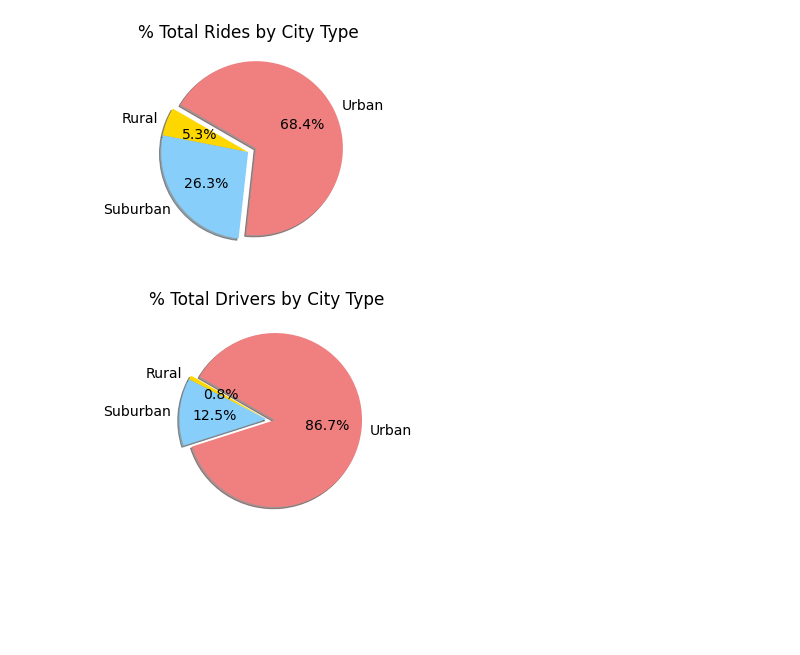
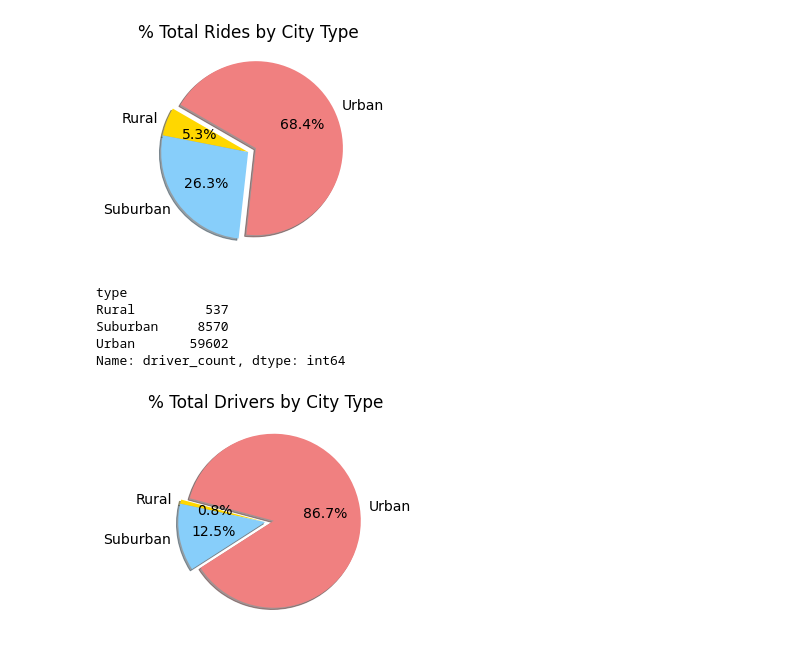
Before and after one commit to ForTheGold/PyBer_Analysis, a Jupyter notebook: PyBer.ipynb, the cells around one changed output. Saved outputs shown, nothing was run; the diff lists cells and outputs as text; code cells hidden in the pictures; blank space fills up the shorter version.

```diff
--- a/PyBer.ipynb
+++ b/PyBer.ipynb
@@ -319,22 +319,29 @@ plt.show()
 [figure]
 # %%
 sum_drivers_by_type = pyber_data_df.groupby(["type"]).sum()["driver_count"]
+print(sum_drivers_by_type)
 total_drivers = pyber_data_df["driver_count"].sum()
 driver_percents = 100 * sum_drivers_by_type / total_drivers
+# %% [output]
+type
+Rural         537
+Suburban     8570
+Urban       59602
+Name: driver_count, dtype: int64
 # %%
 plt.pie(driver_percents,
         labels=["Rural", "Suburban", "Urban"],
        colors=["gold", "lightskyblue", "lightcoral"],
        explode=[0, 0, 0.1],
        autopct="%1.1f%%",
        shadow=True,
-       startangle=150)
+       startangle=165)
 
 plt.title("% Total Drivers by City Type")
 mpl.rcParams['font.size'] = 14
 
 plt.savefig("analysis/Fig7.png")
 
 plt.show()
 # %% [output]
-[figure, old version]
+[figure, new version]
```
Also changed, not shown: 1 other file.
